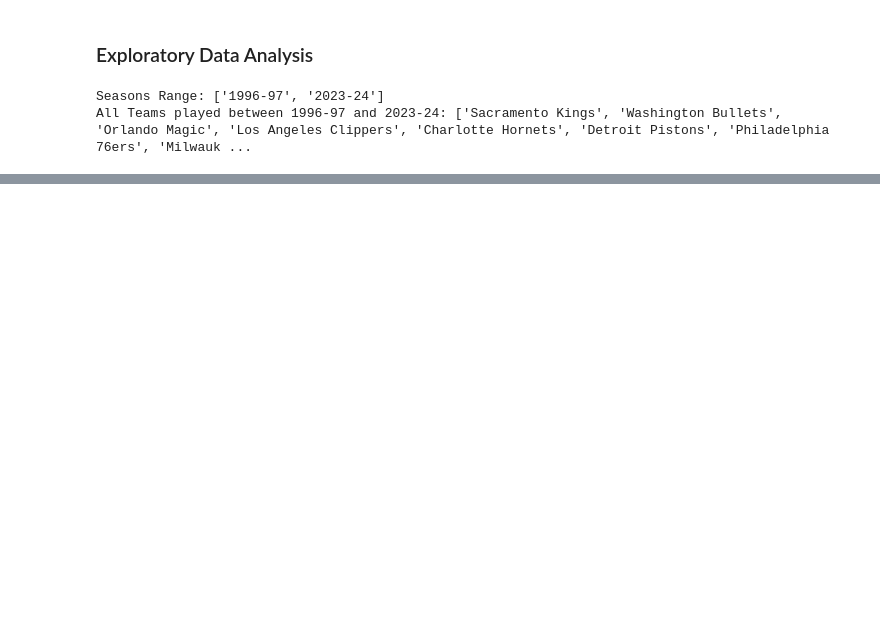
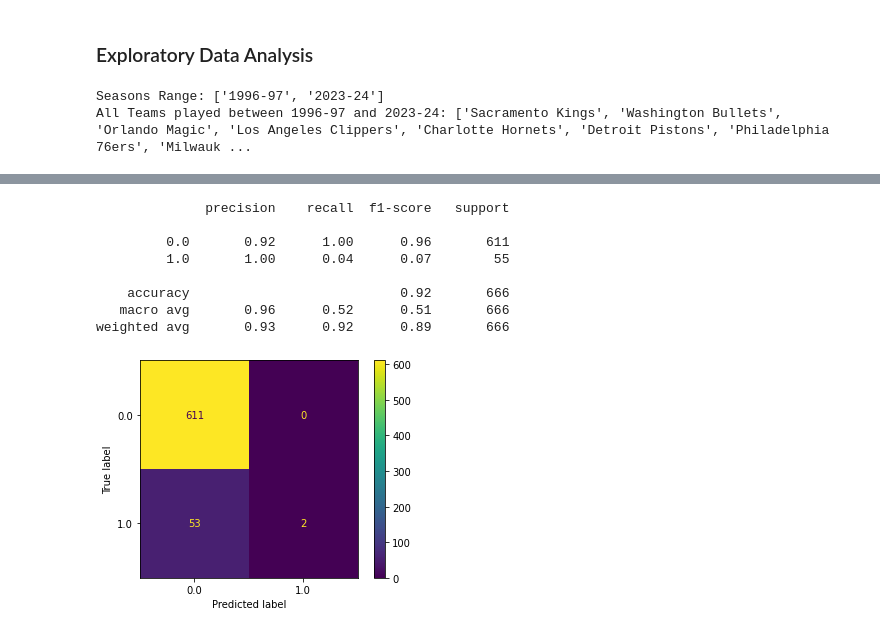
Before and after one commit to MorandR/NBA_Standings, a Jupyter notebook: basketball.ipynb, the cells around one changed output, grey strips where cells are left out. Drawn from its saved outputs; the diff is of its cells as text; code cells hidden in the pictures; blank space fills up the shorter version.

```diff
--- a/basketball.ipynb
+++ b/basketball.ipynb
@@ -190,0 +203,7 @@ print(X.shape,y.shape)
+# %%
+win_rate1 = norm_df['WIN%'].mean()
+wol1 = ["1" if x >= win_rate1 else "0"  for x in norm_df["WIN%"]] # Match normalization
+featured = norm_df[['Team', 'Season', 'WIN%', 'W/L', 'FG%', '+/-', 'PTS', 'REB', 'STL', 'BLK', ]]
+featured['W/L'].map(lambda x: x in wol1)
+X = featured.drop(columns=['Team','Season','W/L'])
+y = featured['W/L']
@@ -192,13 +276,20 @@ print(X.shape,y.shape)
 from sklearn.model_selection import train_test_split
 from sklearn.linear_model import LogisticRegression
 
-X_train, X_test, y_train, y_test = train_test_split(X, y, test_size=0.2, random_state=42)
+test_sizes = [round(x*0.1, 2) for x in range(1,10)]
+train_accuracy = []
+test_accuracy = []
+
 reg  = LogisticRegression()
-reg.fit(X_train, y_train)
+for idx, test_size in enumerate(test_sizes):
+    # print(idx, test_size)
 
-y_pred = reg.predict(X_test)
+    X_train, X_test, y_train, y_test = train_test_split(X, y, test_size= test_size, random_state=42)
+    reg.fit(X_train, y_train)
+    train_accuracy.append(round(reg.score(X_train,y_train), 2))
+    test_accuracy.append(round(reg.score(X_test,y_test), 2))
 
-print(reg.score(X_test,y_test))
-print(X.shape,y.shape)
-graph_plot()
+acc_df = pd.DataFrame({'Test Size': test_sizes, 'Train':train_accuracy, 'Test': test_accuracy})
+print(acc_df)
+acc_df = acc_df.drop(columns=['Test Size']) # Omit from graph
 # %% [output]
@@ -207,0 +338,15 @@ graph_plot()
+# %%
+from sklearn.metrics import classification_report, ConfusionMatrixDisplay
+
+ConfusionMatrixDisplay.from_predictions(y_test,y_pred)
+print(classification_report(y_test,y_pred))
+# %% [output]
+              precision    recall  f1-score   support
+
+         0.0       0.92      1.00      0.96       611
+         1.0       1.00      0.04      0.07        55
+
+    accuracy                           0.92       666
+   macro avg       0.96      0.52      0.51       666
+weighted avg       0.93      0.92      0.89       666
+[figure, added]
```
Also changed, not shown: parts of 17 cells of this notebook.
